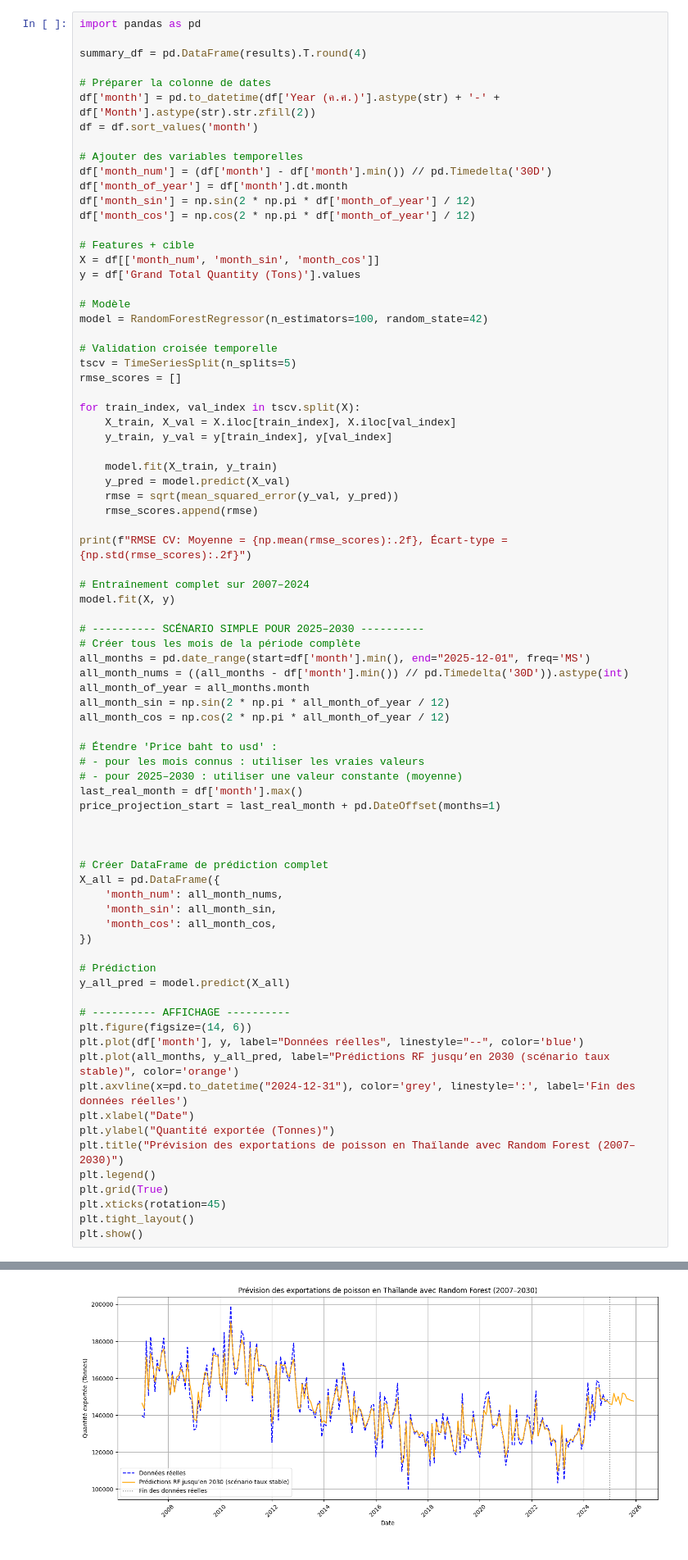
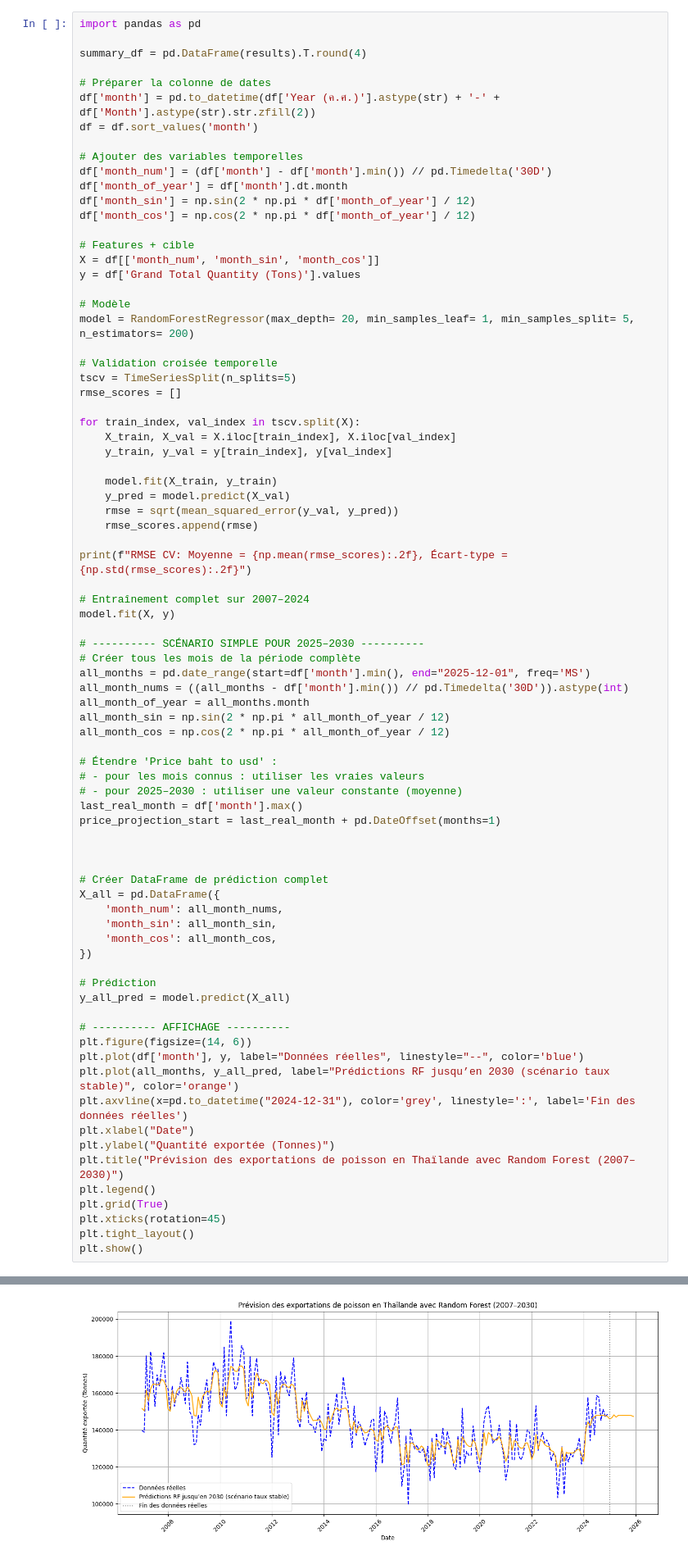
Before and after one commit to Samuel-JULLY/KMUTNB_internship, a Jupyter notebook: Projet.ipynb, the cells around one changed output, grey strips where cells are left out. Shown at 82% size. Cells and saved outputs as stored; diff of their text form.

```diff
--- a/Projet.ipynb
+++ b/Projet.ipynb
@@ -442,7 +755,7 @@ X = df[['month_num', 'month_sin', 'month_cos']]
 y = df['Grand Total Quantity (Tons)'].values
 
 # Modèle
-model = RandomForestRegressor(n_estimators=100, random_state=42)
+model = RandomForestRegressor(max_depth= 20, min_samples_leaf= 1, min_samples_split= 5, n_estimators= 200)
 
 # Validation croisée temporelle
 tscv = TimeSeriesSplit(n_splits=5)
@@ -506,4 +819,4 @@ RMSE CV: Moyenne = 13231.66, Écart-type = 2784.96
-[figure, old version]
+[figure, new version]
 # %%
 import pandas as pd
 from sklearn.tree import DecisionTreeRegressor
```
Also changed, not shown: parts of 4 cells of this notebook.
